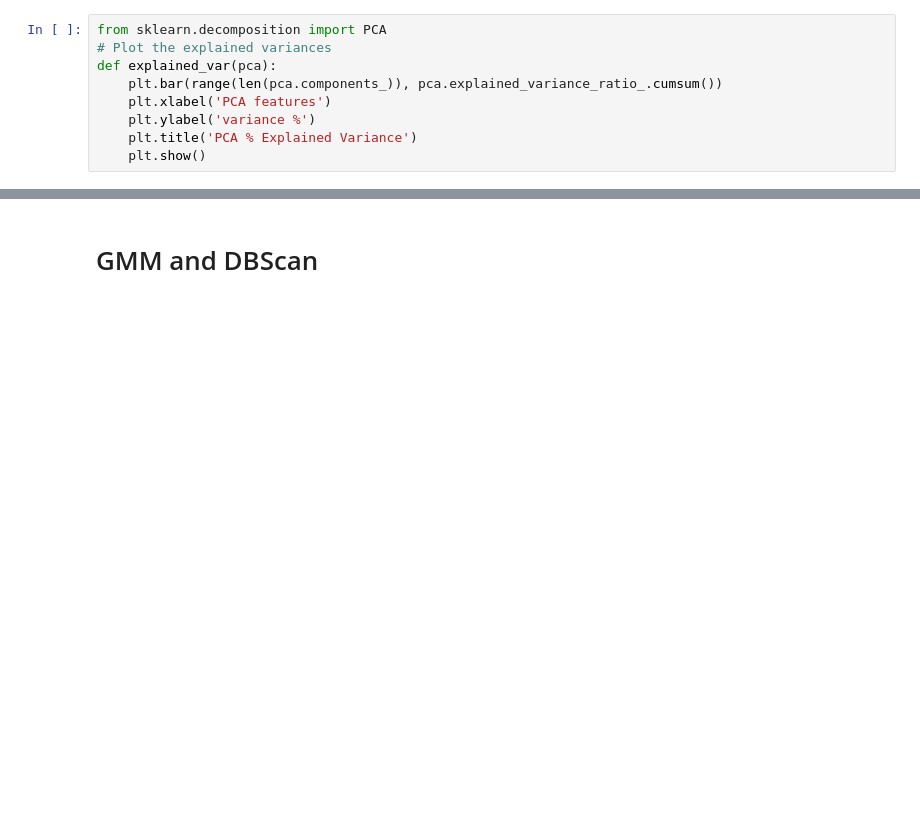
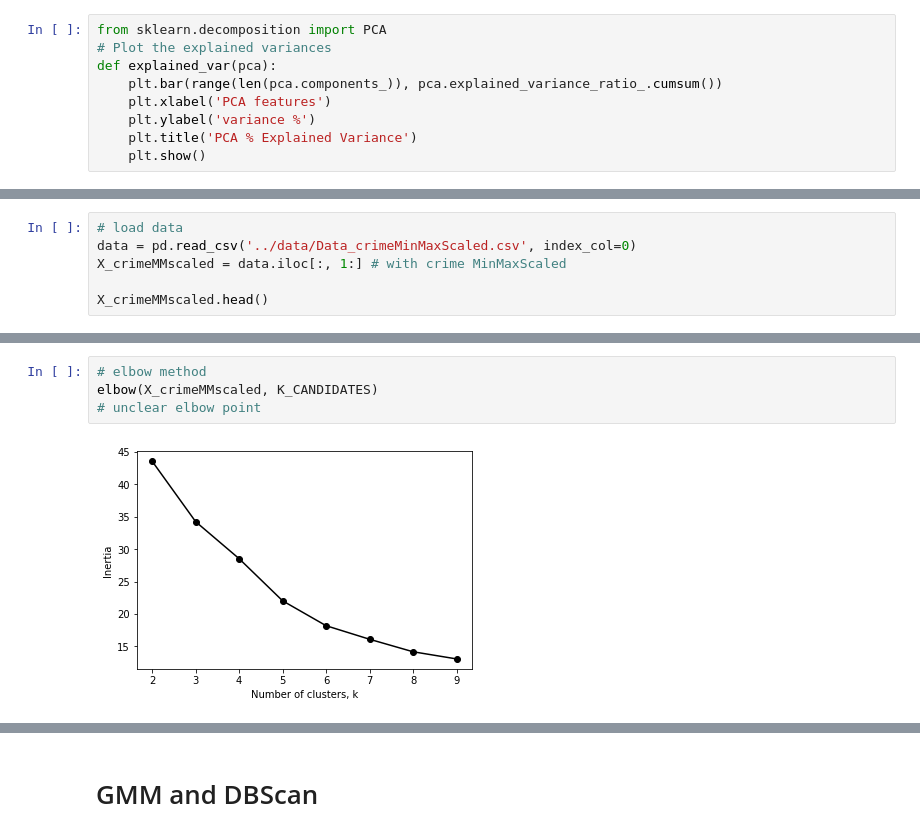
Before and after one commit to leonaisabelle/CUSP-ADS-Project, a Jupyter notebook: modelling_notebooks/Clustering.ipynb, the cells around one changed output, grey strips where cells are left out. Saved outputs shown, nothing was run; the diff lists cells and outputs as text; blank space fills up the shorter version.

```diff
--- a/modelling_notebooks/Clustering.ipynb
+++ b/modelling_notebooks/Clustering.ipynb
@@ -215,0 +107,6 @@ explained_var(pca)
+# %%
+# load data
+data = pd.read_csv('../data/Data_crimeMinMaxScaled.csv', index_col=0)
+X_crimeMMscaled = data.iloc[:, 1:] # with crime MinMaxScaled
+
+X_crimeMMscaled.head()
@@ -215,0 +135,6 @@ explained_var(pca)
+# %%
+# elbow method
+elbow(X_crimeMMscaled, K_CANDIDATES)
+# unclear elbow point
+# %% [output]
+[figure, added]
```
Also changed, not shown: parts of 61 cells of this notebook.
